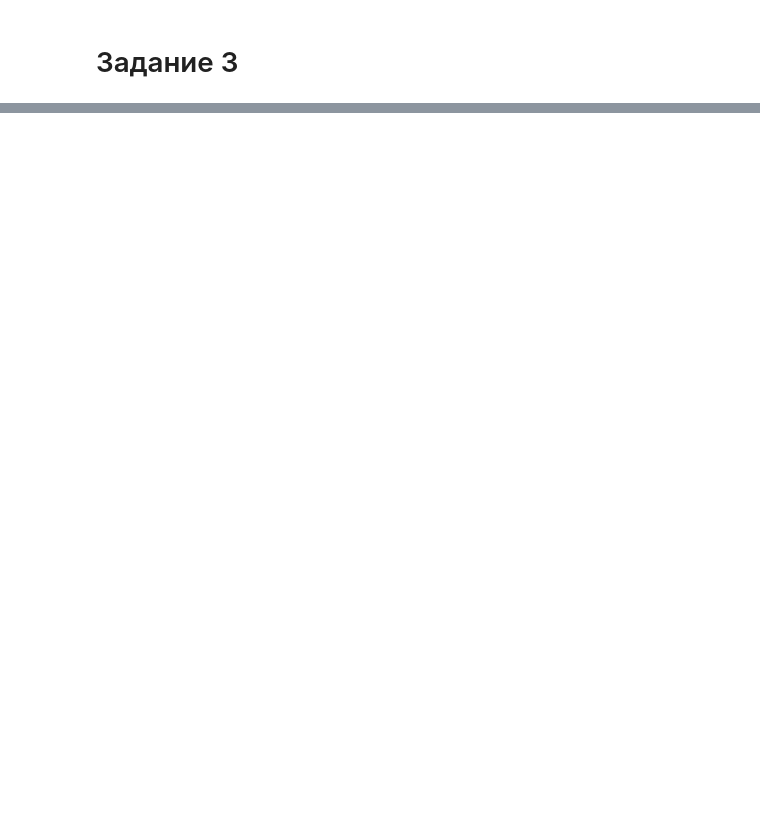
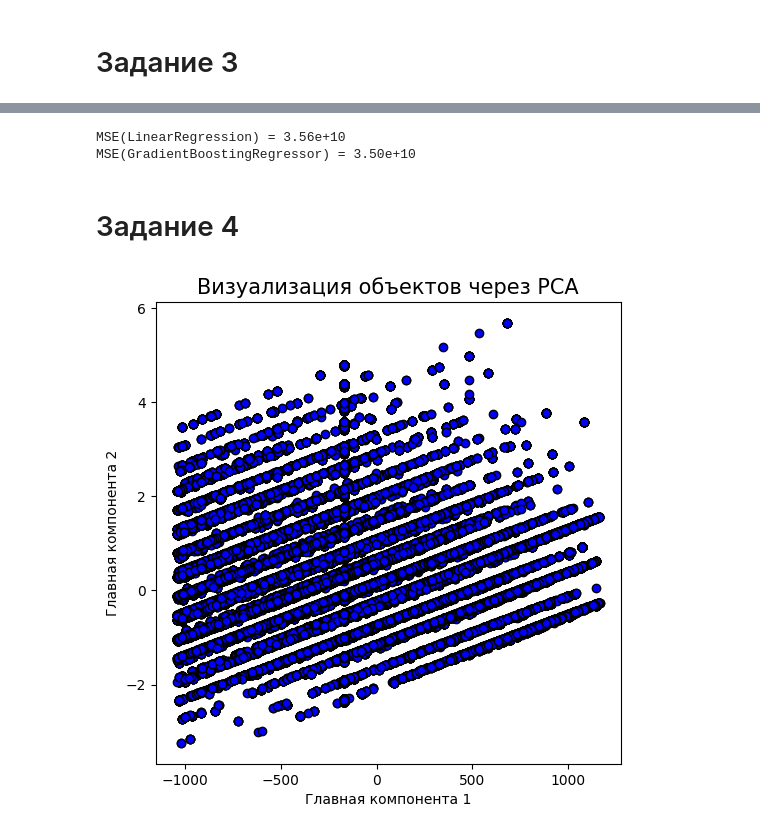
Before and after one commit to HerrPhoton/Theory-of-statistical-solutions, a Jupyter notebook: lab4.ipynb, the cells around one changed output, grey strips where cells are left out. Saved outputs shown, nothing was run; the diff lists cells and outputs as text; code cells hidden in the pictures; blank space fills up the shorter version.

Commit message:
Задание 4

```diff
--- a/lab4.ipynb
+++ b/lab4.ipynb
@@ -225,0 +280,20 @@ plot_regression(GradientBoostingRegressor)
+# %%
+get_MSE([LinearRegression(), GradientBoostingRegressor()], df_target_enc, df['price'])
+# %% [output]
+MSE(LinearRegression) = 3.56e+10
+MSE(GradientBoostingRegressor) = 3.50e+10
+# %% [markdown]
+# Задание 4
+# %%
+pca = PCA(2).fit_transform(df[numeric_features].drop(['price'], axis = 1))
+# %%
+plt.figure(figsize = (6, 6))
+plt.scatter(pca[:, 0], pca[:, 1], color = 'b', edgecolors = 'black')
+
+plt.title('Визуализация объектов через PCA', fontsize = 15)
+
+plt.xlabel('Главная компонента 1')
+plt.ylabel('Главная компонента 2')
+plt.show()
+# %% [output]
+[figure, added]
```
Also changed, not shown: parts of 20 cells of this notebook.
